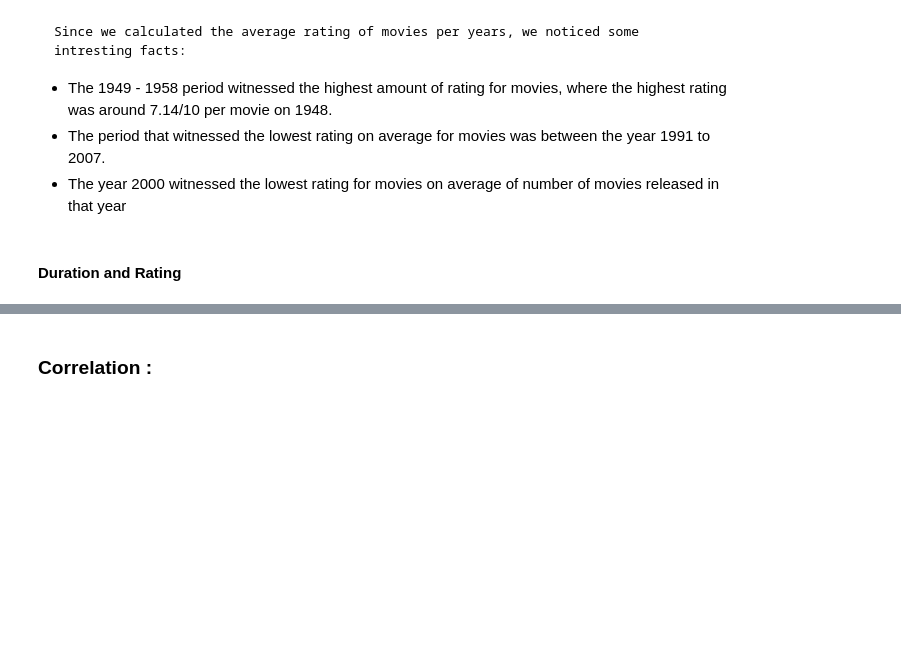
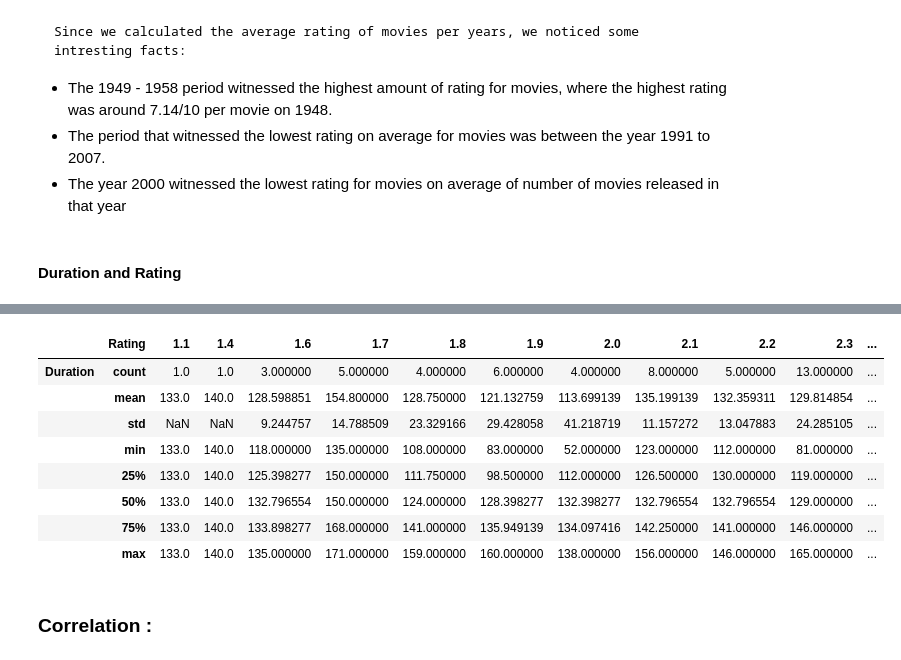
Before and after one commit to ImadElMaftouhi/codsoft, a Jupyter notebook: MOVIE RATING PREDICTION/main.ipynb, the cells around one changed output, grey strips where cells are left out. Drawn from its saved outputs; the diff is of its cells as text; code cells hidden in the pictures; blank space fills up the shorter version.

```diff
--- a/MOVIE RATING PREDICTION/main.ipynb
+++ b/MOVIE RATING PREDICTION/main.ipynb
@@ -800,3 +800,6 @@ plt.show()
 - The year 2000 witnessed the lowest rating for movies on average of number of movies released in that year
 # %% [markdown]
 #### Duration and Rating
+# %%
+duration_rating = df[subset := ['Duration','Rating']]
+duration_rating.T
@@ -803,3 +846,17 @@ plt.show()
+# %%
+# Duration of movies grouped by their rating
+rt_dr = duration_rating.groupby('Rating')
+rt_dr.describe().T
+# %% [output]
+|  | Rating | 1.1 | 1.4 | 1.6 | 1.7 | 1.8 | 1.9 | 2.0 | 2.1 | 2.2 | 2.3 | ... |
+| Duration | count | 1.0 | 1.0 | 3.000000 | 5.000000 | 4.000000 | 6.000000 | 4.000000 | 8.000000 | 5.000000 | 13.000000 | ... |
+|  | mean | 133.0 | 140.0 | 128.598851 | 154.800000 | 128.750000 | 121.132759 | 113.699139 | 135.199139 | 132.359311 | 129.814854 | ... |
+|  | std | NaN | NaN | 9.244757 | 14.788509 | 23.329166 | 29.428058 | 41.218719 | 11.157272 | 13.047883 | 24.285105 | ... |
+|  | min | 133.0 | 140.0 | 118.000000 | 135.000000 | 108.000000 | 83.000000 | 52.000000 | 123.000000 | 112.000000 | 81.000000 | ... |
+|  | 25% | 133.0 | 140.0 | 125.398277 | 150.000000 | 111.750000 | 98.500000 | 112.000000 | 126.500000 | 130.000000 | 119.000000 | ... |
+|  | 50% | 133.0 | 140.0 | 132.796554 | 150.000000 | 124.000000 | 128.398277 | 132.398277 | 132.796554 | 132.796554 | 129.000000 | ... |
+|  | 75% | 133.0 | 140.0 | 133.898277 | 168.000000 | 141.000000 | 135.949139 | 134.097416 | 142.250000 | 141.000000 | 146.000000 | ... |
+|  | max | 133.0 | 140.0 | 135.000000 | 171.000000 | 159.000000 | 160.000000 | 138.000000 | 156.000000 | 146.000000 | 165.000000 | ... |
 # %% [markdown]
 ### Correlation :
 # %%
```
Also changed, not shown: parts of 7 cells of this notebook.
